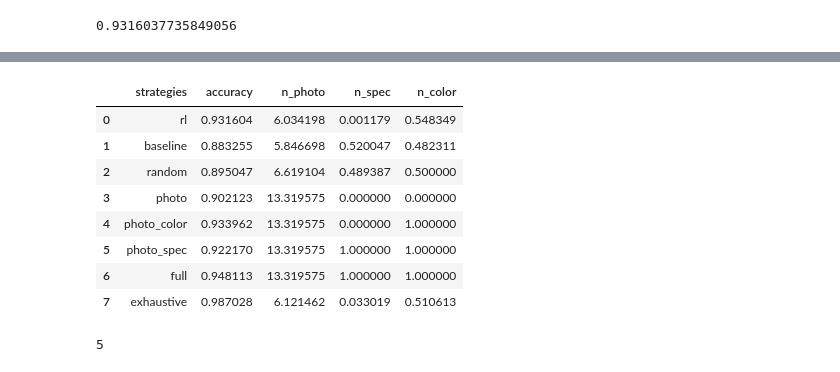
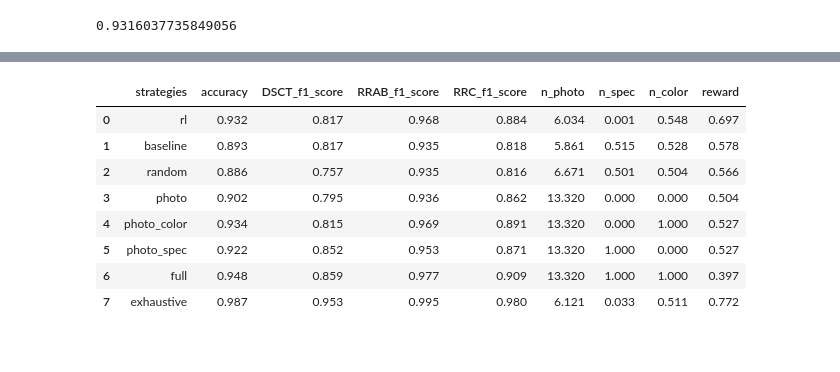
Before and after one commit to jastudillo1/A-Reinforcement-Learning-based-Follow-Up-Framework, a Jupyter notebook: src/models/rl/player/Analysis.ipynb, the cells around one changed output, grey strips where cells are left out. Cells and saved outputs as stored; diff of their text form; code cells hidden in the pictures.

```diff
--- a/src/models/rl/player/Analysis.ipynb
+++ b/src/models/rl/player/Analysis.ipynb
@@ -117,8 +122,16 @@ n_color_baseline = np.mean([c.n_color for c in cases_baseline])
 n_color_random = np.mean([c.n_color for c in cases_random])
 n_color_photo = np.mean([c.n_color for c in cases_photo])
 n_color_photo_color = np.mean([c.n_color for c in cases_photo_color])
-n_color_photo_color = np.mean([c.n_color for c in cases_photo_color])
+n_color_photo_spec = np.mean([c.n_color for c in cases_photo_spec])
 n_color_full = np.mean([c.n_color for c in cases_full])
+# %%
+reward_rl = np.mean([c.reward for c in cases_rl])
+reward_baseline = np.mean([c.reward for c in cases_baseline])
+reward_random = np.mean([c.reward for c in cases_random])
+reward_photo = np.mean([c.reward for c in cases_photo])
+reward_photo_color = np.mean([c.reward for c in cases_photo_color])
+reward_photo_color = np.mean([c.reward for c in cases_photo_color])
+reward_full = np.mean([c.reward for c in cases_full])
 # %%
 test_ids = [c.survey_id for c in cases_rl]
 
@@ -126,7 +139,10 @@ exhaustive_path = '../costs/exhaustive.csv'
 exhaustive_df = pd.read_csv(exhaustive_path)
 exhaustive_test = exhaustive_df.set_index('gaia_id').loc[test_ids]
 # %%
-acc_exhaustive = np.mean(exhaustive_test.label==exhaustive_test.prediction)
+y_true_exhaustive = exhaustive_test.label
+y_hat_exhaustive = exhaustive_test.prediction
+report_exhaustive = classification_report(y_true_exhaustive, y_hat_exhaustive, output_dict=True)
 n_obs_exhaustive = np.mean(exhaustive_test.photo)
 n_spec_exhaustive = np.mean(exhaustive_test.spectrum)
 n_color_exhaustive = np.mean(exhaustive_test.color)
+reward_exhaustive = np.mean(exhaustive_test.reward)
@@ -202,12 +254,2 @@ results = {'strategies':strategies, 'accuracy': accuracies, 'n_photo': n_obs, 'n
 # %%
-pd.DataFrame(results)
+results = pd.DataFrame(results)
-# %% [output]
-|  | strategies | accuracy | n_photo | n_spec | n_color |
-| 0 | rl | 0.931604 | 6.034198 | 0.001179 | 0.548349 |
-| 1 | baseline | 0.883255 | 5.846698 | 0.520047 | 0.482311 |
-| 2 | random | 0.895047 | 6.619104 | 0.489387 | 0.500000 |
-| 3 | photo | 0.902123 | 13.319575 | 0.000000 | 0.000000 |
-| 4 | photo_color | 0.933962 | 13.319575 | 0.000000 | 1.000000 |
-| 5 | photo_spec | 0.922170 | 13.319575 | 1.000000 | 1.000000 |
-| 6 | full | 0.948113 | 13.319575 | 1.000000 | 1.000000 |
-| 7 | exhaustive | 0.987028 | 6.121462 | 0.033019 | 0.510613 |
@@ -216,4 +256,12 @@ aux = cases_rl[0]
-# %%
-aux.n_obs
-# %% [output]
-5
+# %%
+results.round(3)
+# %% [output]
+|  | strategies | accuracy | DSCT_f1_score | RRAB_f1_score | RRC_f1_score | n_photo | n_spec | n_color | reward |
+| 0 | rl | 0.932 | 0.817 | 0.968 | 0.884 | 6.034 | 0.001 | 0.548 | 0.697 |
+| 1 | baseline | 0.893 | 0.817 | 0.935 | 0.818 | 5.861 | 0.515 | 0.528 | 0.578 |
+| 2 | random | 0.886 | 0.757 | 0.935 | 0.816 | 6.671 | 0.501 | 0.504 | 0.566 |
+| 3 | photo | 0.902 | 0.795 | 0.936 | 0.862 | 13.320 | 0.000 | 0.000 | 0.504 |
+| 4 | photo_color | 0.934 | 0.815 | 0.969 | 0.891 | 13.320 | 0.000 | 1.000 | 0.527 |
+| 5 | photo_spec | 0.922 | 0.852 | 0.953 | 0.871 | 13.320 | 1.000 | 0.000 | 0.527 |
+| 6 | full | 0.948 | 0.859 | 0.977 | 0.909 | 13.320 | 1.000 | 1.000 | 0.397 |
+| 7 | exhaustive | 0.987 | 0.953 | 0.995 | 0.980 | 6.121 | 0.033 | 0.511 | 0.772 |
```
Also changed, not shown: parts of 14 cells of this notebook, 35 other files.
